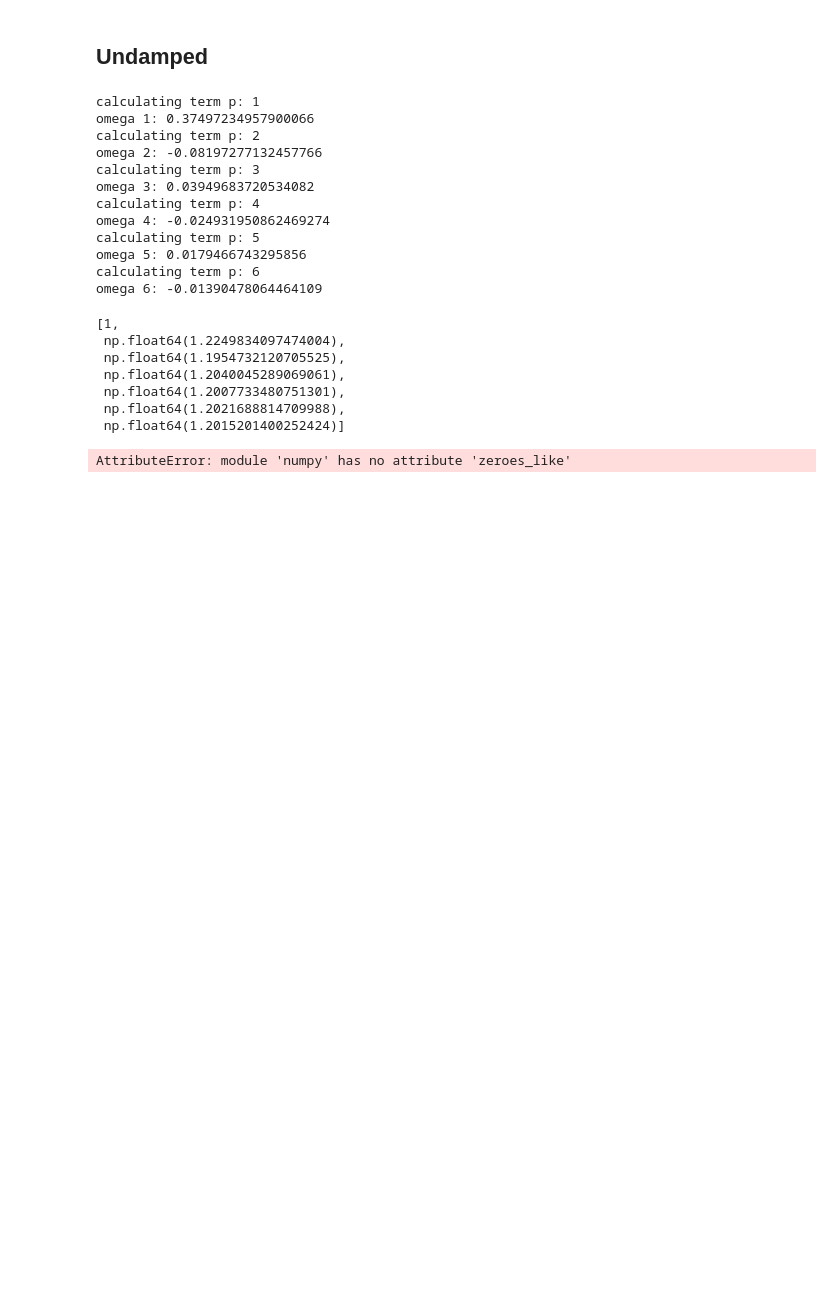
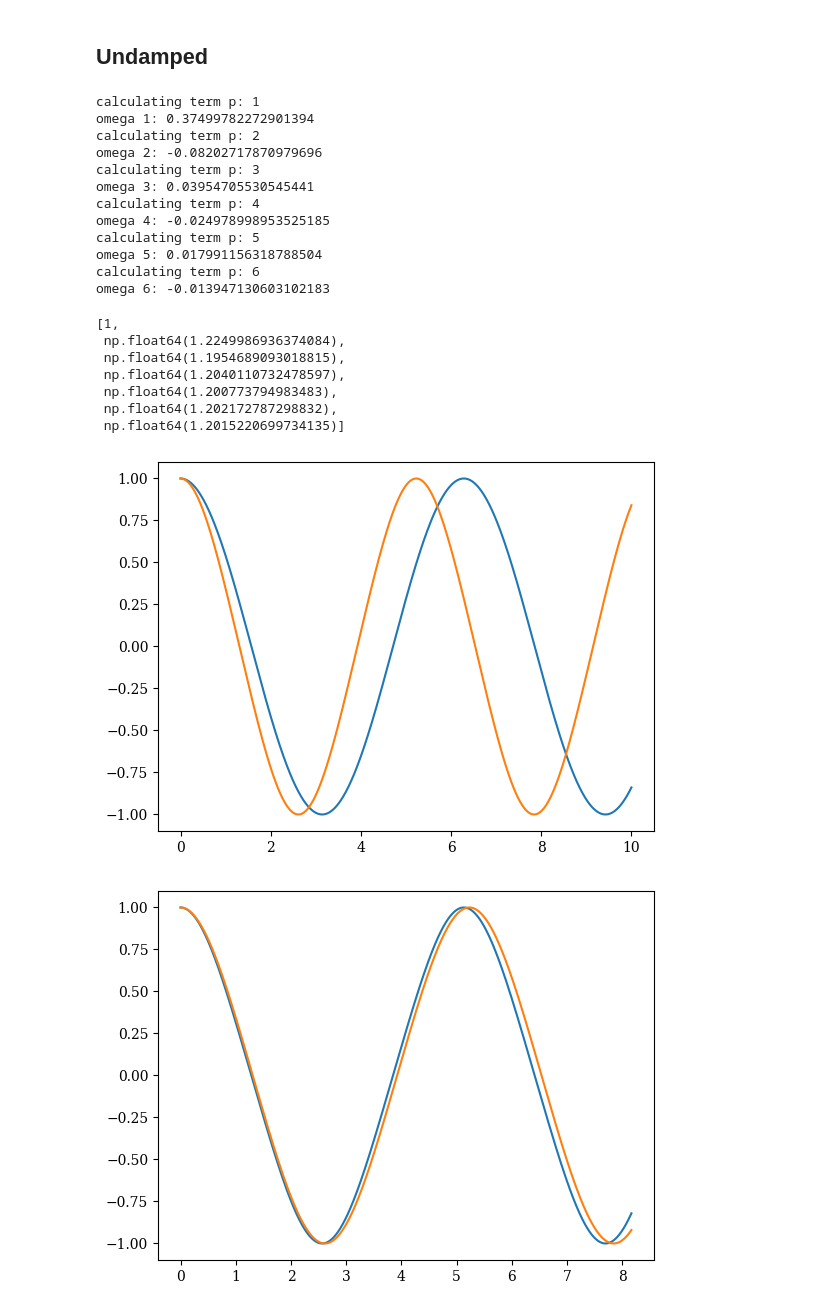
Before and after one commit to esemsc-dda24/PTL-PINNs, a Jupyter notebook: ptlpinns/results/oscillator/numerical_oscillator.ipynb, the cells around one changed output. Drawn from its saved outputs; the diff is of its cells as text; code cells hidden in the pictures; blank space fills up the shorter version.

```diff
--- a/ptlpinns/results/oscillator/numerical_oscillator.ipynb
+++ b/ptlpinns/results/oscillator/numerical_oscillator.ipynb
@@ -8,19 +8,16 @@ from scipy.interpolate import CubicSpline
 import matplotlib.pyplot as plt
 # %%
 w_0 = 1
-t_span = (0, 15)
-N = 5120
+t_span = (0, 10)
+N = 51200
 t_eval = np.linspace(t_span[0], t_span[1], N)
 ic = np.array([1, 0])
 epsilon = 0.6
 # %% [markdown]
 ## Undamped
 # %%
-def forcing_cos(t):
-    return np.cos(t)
-
 def forcing_zero(t):
-    return np.zeroes_like(t)
+    return np.zeros_like(t)
 
 def ode_nl_duffing(t, y):
     return np.array([y[1], - (w_0 ** 2) * y[0] - epsilon * (y[0] ** 3) + forcing_zero(t)])
@@ -57,28 +54,53 @@ for p in range(1, n_corrections + 1):
     ddot_x_lin.append(np.gradient(np.gradient(x_n_lin, t_eval), t_eval))
 # %% [output]
 calculating term p: 1
-omega 1: 0.37497234957900066
+omega 1: 0.37499782272901394
 calculating term p: 2
-omega 2: -0.08197277132457766
+omega 2: -0.08202717870979696
 calculating term p: 3
-omega 3: 0.03949683720534082
+omega 3: 0.03954705530545441
 calculating term p: 4
-omega 4: -0.024931950862469274
+omega 4: -0.024978998953525185
 calculating term p: 5
-omega 5: 0.0179466743295856
+omega 5: 0.017991156318788504
 calculating term p: 6
-omega 6: -0.01390478064464109
+omega 6: -0.013947130603102183
 # %%
 LPM.calculate_w_series(w_sol, epsilon, rwtol=1e-12)
 # %% [output]
 [1,
- np.float64(1.2249834097474004),
- np.float64(1.1954732120705525),
- np.float64(1.2040045289069061),
- np.float64(1.2007733480751301),
- np.float64(1.2021688814709988),
- np.float64(1.2015201400252424)]
+ np.float64(1.2249986936374084),
+ np.float64(1.1954689093018815),
+ np.float64(1.2040110732478597),
+ np.float64(1.200773794983483),
+ np.float64(1.202172787298832),
+ np.float64(1.2015220699734135)]
-# %%
-nl_numerical_duffing = numerical.solve_ode_equation(ode_nl_duffing, t_span, t_eval, ic)
-# %% [output]
-AttributeError: module 'numpy' has no attribute 'zeroes_like'
+# %%
+w_final = []
+x_final = []
+error_dash = []
+
+for i in range(len(w_sol)):
+
+    if i == 0:
+        x_loop = numerical.solve_ode_equation(ode_0, (t_eval[0], t_eval[-1]), t_eval, [1,0])[0, :]
+        w_loop = w_0
+    else:
+        w_loop = w_final[i - 1] + (epsilon ** i)  * w_sol[i]
+        x_loop  = x_final[i - 1] + (epsilon ** i) * x_lin[i]
+
+    w_final.append(w_loop)
+    x_final.append(x_loop)
+
+    t_span_loop = (0, t_span[-1]/w_loop)
+    t_eval_loop = np.linspace(t_span_loop[0], t_span_loop[1], N)
+    num_loop = numerical.solve_ode_equation(ode_nl_duffing, t_span_loop, t_eval_loop, ic)[0, :]
+
+    error_dash.append(np.mean(np.abs(x_loop - num_loop)))
+
+    plt.plot(t_eval_loop, x_loop)
+    plt.plot(t_eval_loop, num_loop)
+    plt.show()
+# %% [output]
+[figure, added]
+[figure, added]
```
Also changed, not shown: parts of 3 cells of this notebook, 8 other files.
